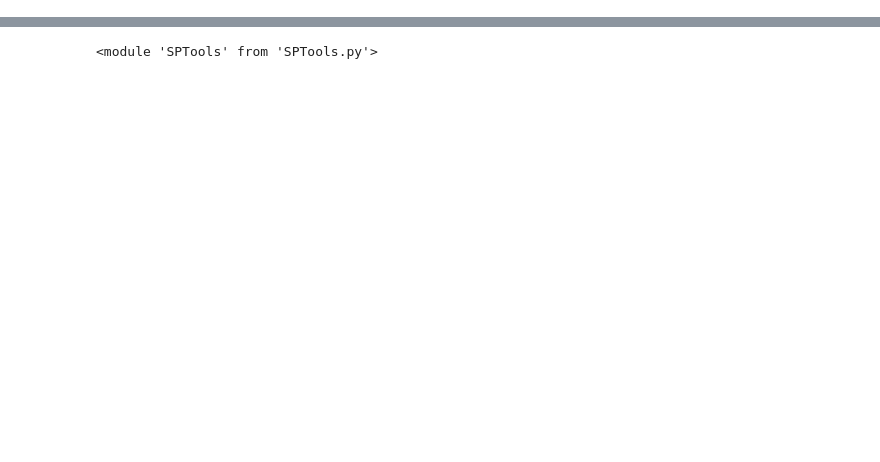
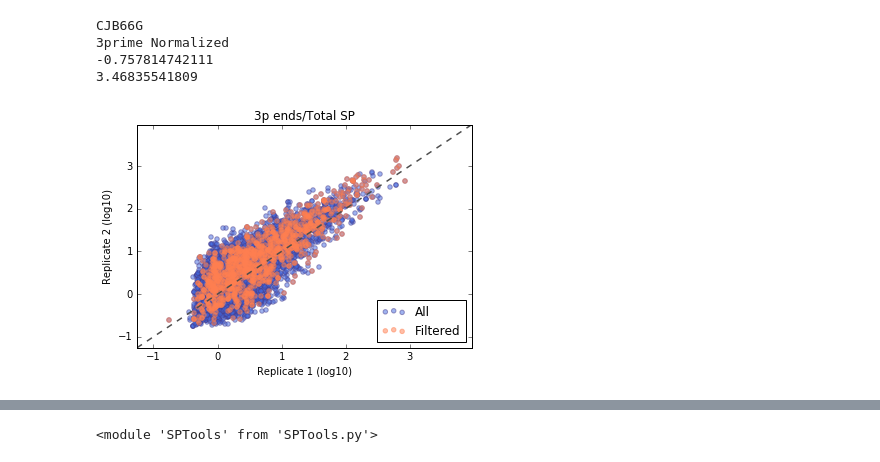
Before and after one commit to jeburke/RNA-is-awesome, a Jupyter notebook: SP_ANALYSIS/151228JEB004_analysis.ipynb, the cells around one changed output, grey strips where cells are left out. Saved outputs shown, nothing was run; the diff lists cells and outputs as text; code cells hidden in the pictures; blank space fills up the shorter version.

```diff
--- a/SP_ANALYSIS/151228JEB004_analysis.ipynb
+++ b/SP_ANALYSIS/151228JEB004_analysis.ipynb
@@ -98,0 +137,8 @@ Control value 3 = 4.96
+# %%
+SPTools.scatter_plot2(("CJB66G","3prime Normalized"),("CJB67G","3prime Normalized"),splice_site_vs_total, splice_site_vs_total500)
+# %% [output]
+CJB66G
+3prime Normalized
+-0.757814742111
+3.46835541809
+[figure, added]
```
Also changed, not shown: parts of 19 cells of this notebook, 2 other files.
